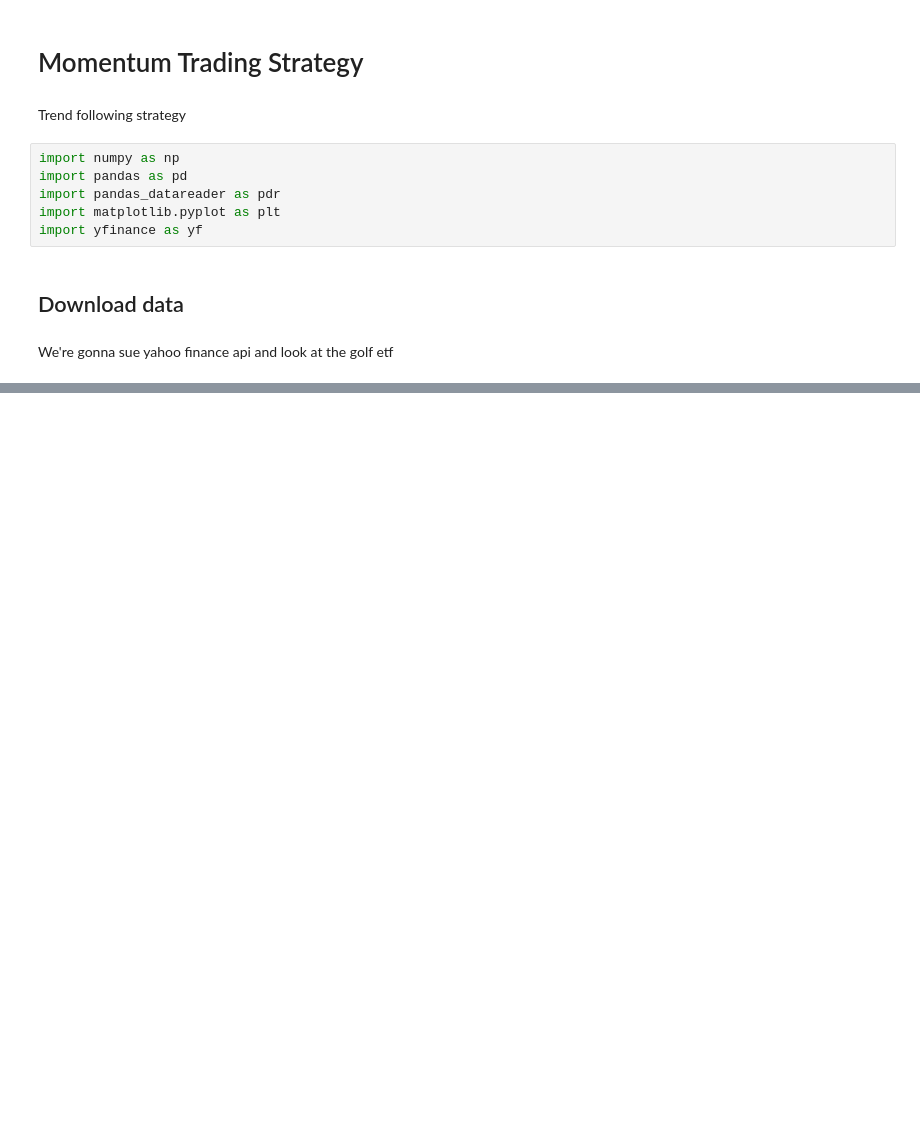
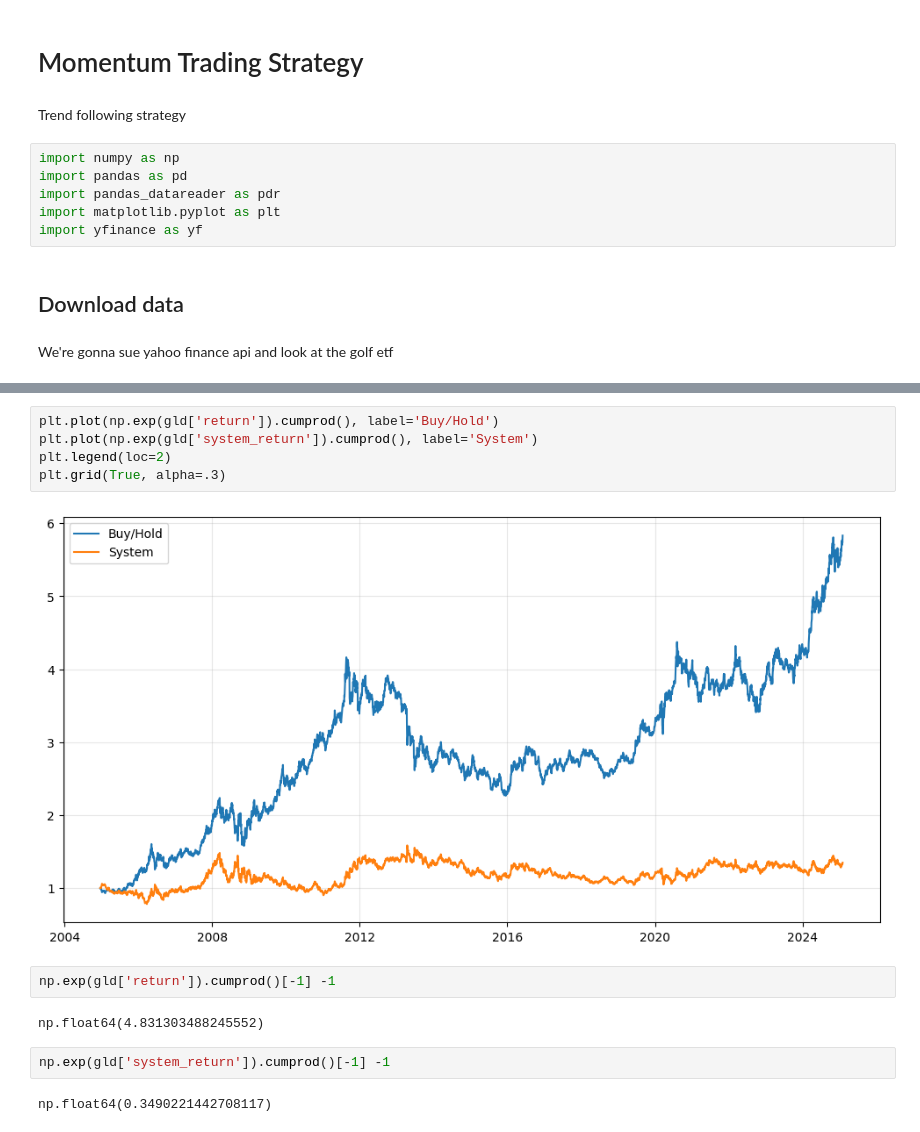
Before and after one commit to Jimngn/momentum_strat, a Jupyter notebook: Momentum_Strat.ipynb, the cells around one changed output, grey strips where cells are left out. Saved outputs shown, nothing was run; the diff lists cells and outputs as text; blank space fills up the shorter version.

```diff
--- a/Momentum_Strat.ipynb
+++ b/Momentum_Strat.ipynb
@@ -29,0 +130,15 @@ gld.head()
+# %%
+plt.plot(np.exp(gld['return']).cumprod(), label='Buy/Hold')
+plt.plot(np.exp(gld['system_return']).cumprod(), label='System')
+plt.legend(loc=2)
+plt.grid(True, alpha=.3)
+# %% [output]
+[figure, added]
+# %%
+np.exp(gld['return']).cumprod()[-1] -1
+# %% [output]
+np.float64(4.831303488245552)
+# %%
+np.exp(gld['system_return']).cumprod()[-1] -1
+# %% [output]
+np.float64(0.3490221442708117)
```
Also changed, not shown: parts of 12 cells of this notebook.
